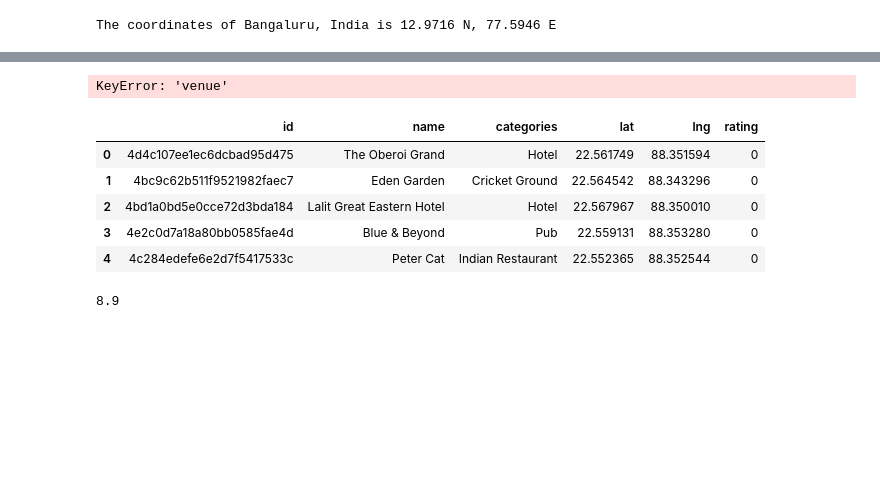
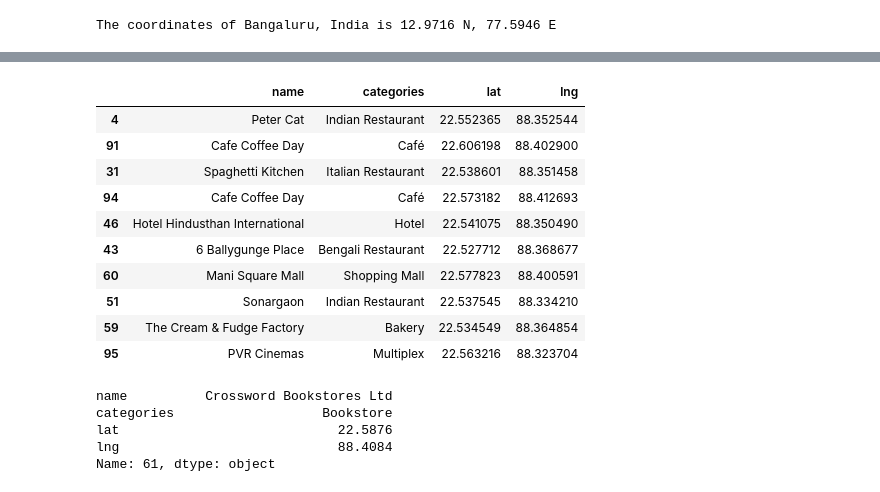
Before and after one commit to cssoumyade/Clustering-European-Cities, a Jupyter notebook: Exploring The City of Joy.ipynb, the cells around one changed output, grey strips where cells are left out. Saved outputs shown, nothing was run; the diff lists cells and outputs as text; code cells hidden in the pictures; blank space fills up the shorter version.

```diff
--- a/Exploring The City of Joy.ipynb
+++ b/Exploring The City of Joy.ipynb
@@ -130,23 +112,0 @@ kol_venues.sample(10)
-# %%
-id_ = []
-rating = []
-for _,row in kol_venues.iterrows():
-    id_.append(row['id'])
-    rating.append(get_venue_rating(row['id']))
-temp_df = {'id': id_, 'rating':rating}
-temp_df = pd.Dataframe(temp_df)
-# %% [output]
-KeyError: 'venue'
-# %%
-kol_venues.head()
-# %% [output]
-|  | id | name | categories | lat | lng | rating |
-| 0 | 4d4c107ee1ec6dcbad95d475 | The Oberoi Grand | Hotel | 22.561749 | 88.351594 | 0 |
-| 1 | 4bc9c62b511f9521982faec7 | Eden Garden | Cricket Ground | 22.564542 | 88.343296 | 0 |
-| 2 | 4bd1a0bd5e0cce72d3bda184 | Lalit Great Eastern Hotel | Hotel | 22.567967 | 88.350010 | 0 |
-| 3 | 4e2c0d7a18a80bb0585fae4d | Blue & Beyond | Pub | 22.559131 | 88.353280 | 0 |
-| 4 | 4c284edefe6e2d7f5417533c | Peter Cat | Indian Restaurant | 22.552365 | 88.352544 | 0 |
-# %%
-results2['response']['venue']['rating']
-# %% [output]
-8.9
@@ -152,0 +115,14 @@ results2['response']['venue']['rating']
+# %%
+kol_venues.sample(10)
+# %% [output]
+|  | name | categories | lat | lng |
+| 4 | Peter Cat | Indian Restaurant | 22.552365 | 88.352544 |
+| 91 | Cafe Coffee Day | Café | 22.606198 | 88.402900 |
+| 31 | Spaghetti Kitchen | Italian Restaurant | 22.538601 | 88.351458 |
+| 94 | Cafe Coffee Day | Café | 22.573182 | 88.412693 |
+| 46 | Hotel Hindusthan International | Hotel | 22.541075 | 88.350490 |
+| 43 | 6 Ballygunge Place | Bengali Restaurant | 22.527712 | 88.368677 |
+| 60 | Mani Square Mall | Shopping Mall | 22.577823 | 88.400591 |
+| 51 | Sonargaon | Indian Restaurant | 22.537545 | 88.334210 |
+| 59 | The Cream & Fudge Factory | Bakery | 22.534549 | 88.364854 |
+| 95 | PVR Cinemas | Multiplex | 22.563216 | 88.323704 |
@@ -152,0 +132,32 @@ results2['response']['venue']['rating']
+# %%
+zomato_key = pd.read_csv('zomato_key.csv')
+headers = {'user-key': zomato_key['user-key'][0]}
+venues_information = []
+
+for _, row in kol_venues.iterrows():
+    venue = []
+    url = ('https://developers.zomato.com/api/v2.1/search?q={}' +
+          '&start=0&count=1&lat={}&lon={}&sort=real_distance').format(row['name'], row['lat'], row['lng'])
+    result = requests.get(url, headers = headers).json()
+    if (len(result['restaurants']) > 0):
+        venue.append(result['restaurants'][0]['restaurant']['name'])
+        venue.append(result['restaurants'][0]['restaurant']['location']['latitude'])
+        venue.append(result['restaurants'][0]['restaurant']['location']['longitude'])
+        venue.append(result['restaurants'][0]['restaurant']['average_cost_for_two'])
+        venue.append(result['restaurants'][0]['restaurant']['price_range'])
+        venue.append(result['restaurants'][0]['restaurant']['user_rating']['aggregate_rating'])
+        venue.append(result['restaurants'][0]['restaurant']['location']['address'])
+        venues_information.append(venue)
+    else:
+        print(row)
+
+zomato_kol_venues = pd.DataFrame(venues_information,
+                                  columns = ['venue', 'latitude',
+                                             'longitude', 'price_for_two',
+                                             'price_range', 'rating', 'address'])
+# %% [output]
+name          Crossword Bookstores Ltd
+categories                   Bookstore
+lat                            22.5876
+lng                            88.4084
+Name: 61, dtype: object
```
Also changed, not shown: parts of 11 cells of this notebook.
